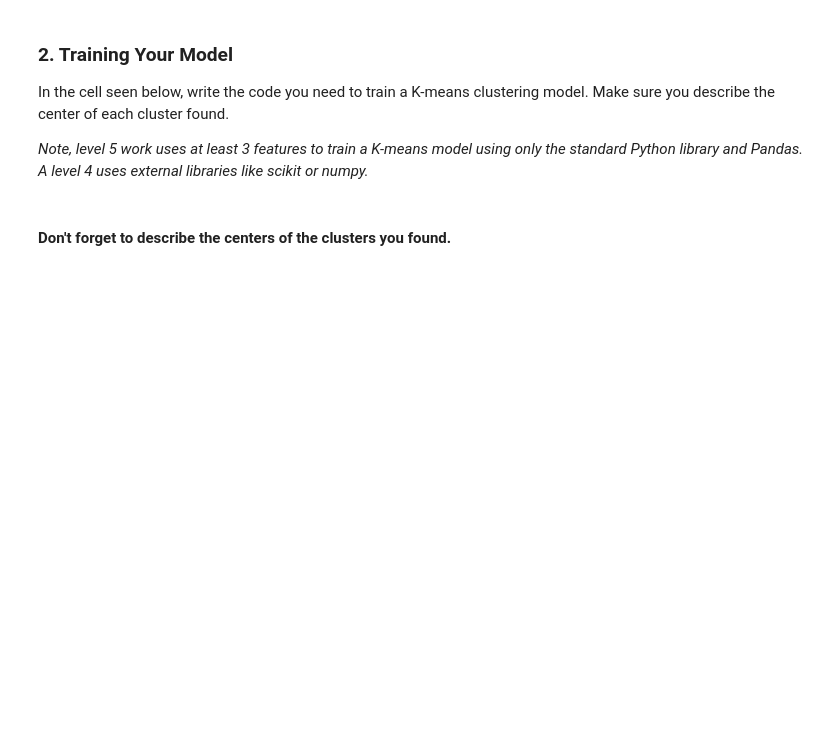
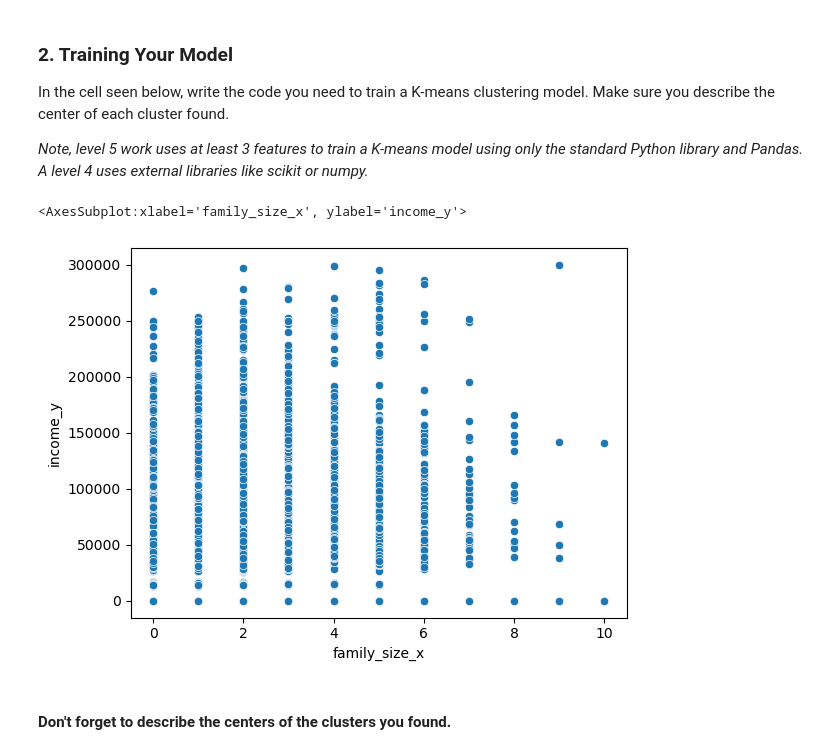
Before and after one commit to applepot437/ml, a Jupyter notebook: taco bell/RFP_2_Template.ipynb, the cells around one changed output. Saved outputs shown, nothing was run; the diff lists cells and outputs as text; code cells hidden in the pictures; blank space fills up the shorter version.

```diff
--- a/taco bell/RFP_2_Template.ipynb
+++ b/taco bell/RFP_2_Template.ipynb
@@ -22,6 +22,6 @@ import pandas as pd
 df1 = pd.read_csv("ad_data.csv")
 df2 = pd.read_csv("customer_data.csv")
 
-result = pd.concat([df1, df2])
-print(result)
+df = df2.merge(df2, on='customer_id')
+df.info()
 # %% [output]
@@ -85,7 +51,11 @@ In the cell seen below, write the code you need to train a K-means clustering mo
 
 *Note, level 5 work uses at least 3 features to train a K-means model using only the standard Python library and Pandas. A level 4 uses external libraries like scikit or numpy.*
 # %%
-# Train model here.
+import seaborn as sns
+sns.scatterplot(data=df, x='family_size_x', y='income_y')
+# %% [output]
+<AxesSubplot:xlabel='family_size_x', ylabel='income_y'>
+[figure, added]
 # %% [markdown]
 #### Don't forget to describe the centers of the clusters you found.
 # %% [markdown]
```
Also changed, not shown: parts of 3 cells of this notebook, 4 other files.
